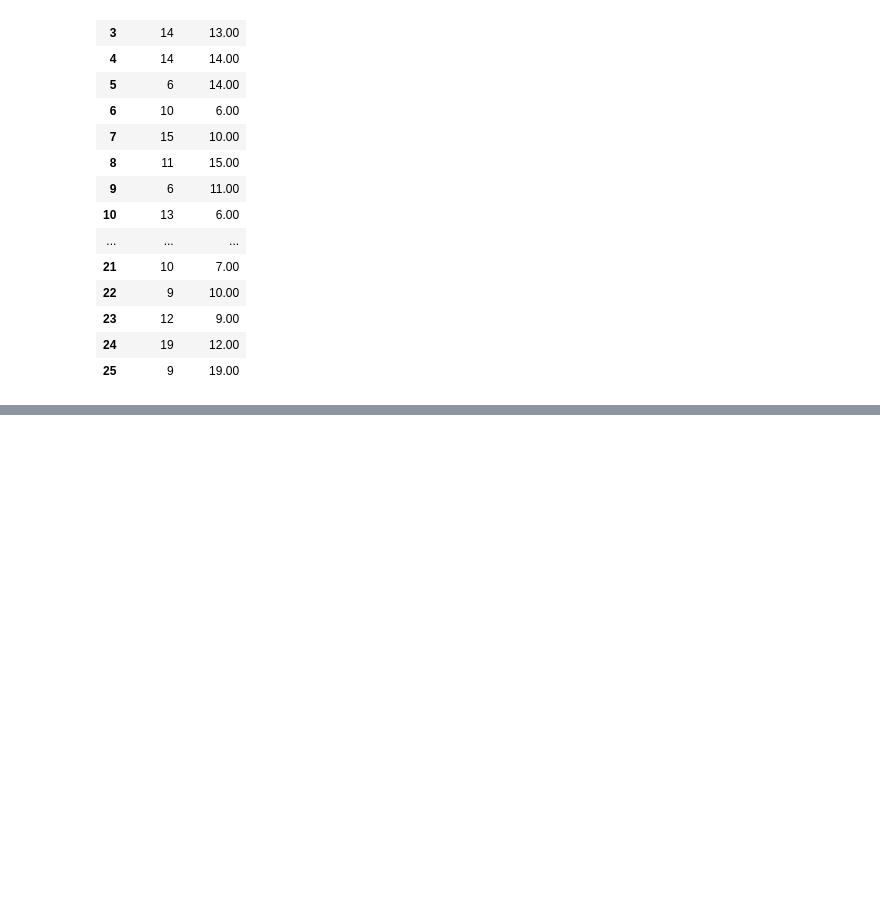
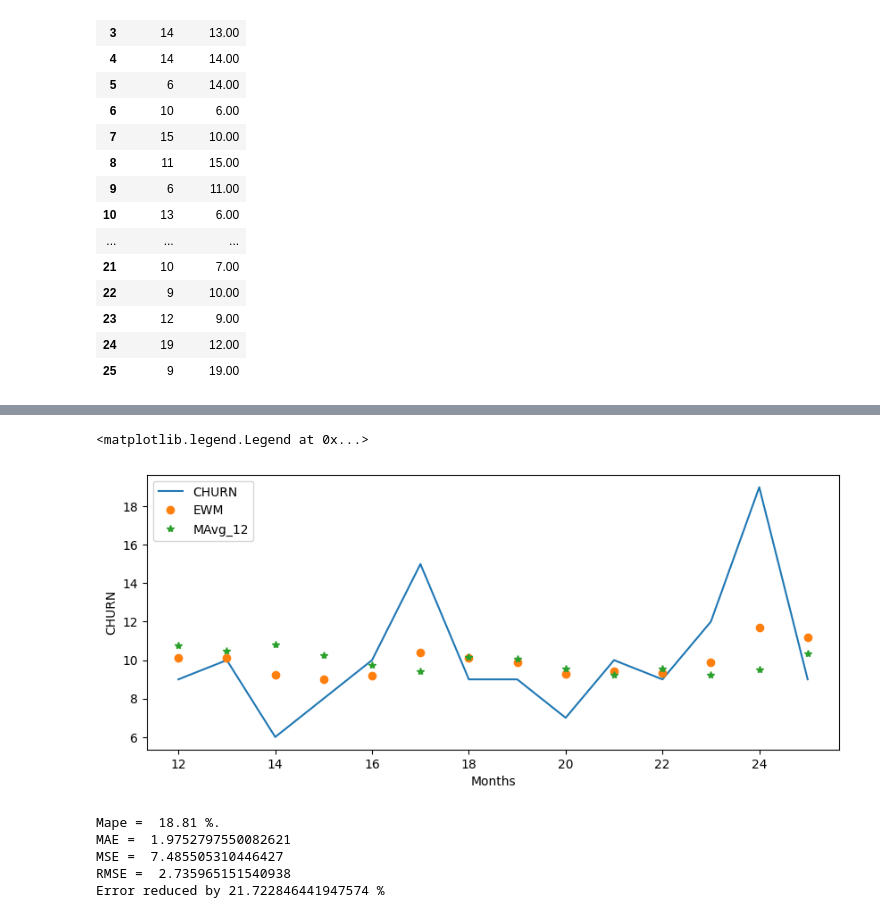
Before and after one commit to Vishal80990/Employee_Attrition_repo, a Jupyter notebook: Untitled1.ipynb, the cells around one changed output, grey strips where cells are left out. Drawn from its saved outputs; the diff is of its cells as text; code cells hidden in the pictures; blank space fills up the shorter version.

```diff
--- a/Untitled1.ipynb
+++ b/Untitled1.ipynb
@@ -186,0 +264,4 @@ final_dataset[['CHURN', 'mavg_12']][1:]
+# %%
+#Exponential Smoothing
+final_dataset.loc[:,'EWM'] = final_dataset.loc[:,'CHURN'].ewm(alpha = 0.2).mean()
+final_dataset[12:]
@@ -186,0 +284,28 @@ final_dataset[['CHURN', 'mavg_12']][1:]
+# %%
+plt.figure(figsize=(10,4))
+plt.xlabel("Months")
+plt.ylabel("CHURN")
+plt.plot(final_dataset['CHURN'][12:])
+plt.plot(final_dataset['EWM'][12:], 'o')
+plt.plot(final_dataset['MAvg_12'][12:], '*')
+plt.legend(['CHURN','EWM','MAvg_12'])
+# %% [output]
+<matplotlib.legend.Legend at 0x...>
+[figure, added]
+# %%
+mae_ewm = mean_absolute_error(final_dataset['CHURN'][12:].values , final_dataset['EWM'][12:].values)
+mse_ewm = mean_squared_error(final_dataset['CHURN'][12:].values , final_dataset['EWM'][12:].values)
+mape_ewm = get_mape(final_dataset['CHURN'][12:].values , final_dataset['EWM'][12:].values)
+rmse_ewm = np.sqrt(mse_ewm)
+print('Mape = ', mape_ewm , '%.')
+print('MAE = ', mae_ewm )
+print('MSE = ', mse_ewm )
+print('RMSE = ', rmse_ewm )
+
+print('Error reduced by', (mape_mavg-mape_ewm)*100/mape_mavg , '%')
+# %% [output]
+Mape =  18.81 %.
+MAE =  1.9752797550082621
+MSE =  7.485505310446427
+RMSE =  2.735965151540938
+Error reduced by 21.722846441947574 %
```
Also changed, not shown: parts of 8 cells of this notebook.
